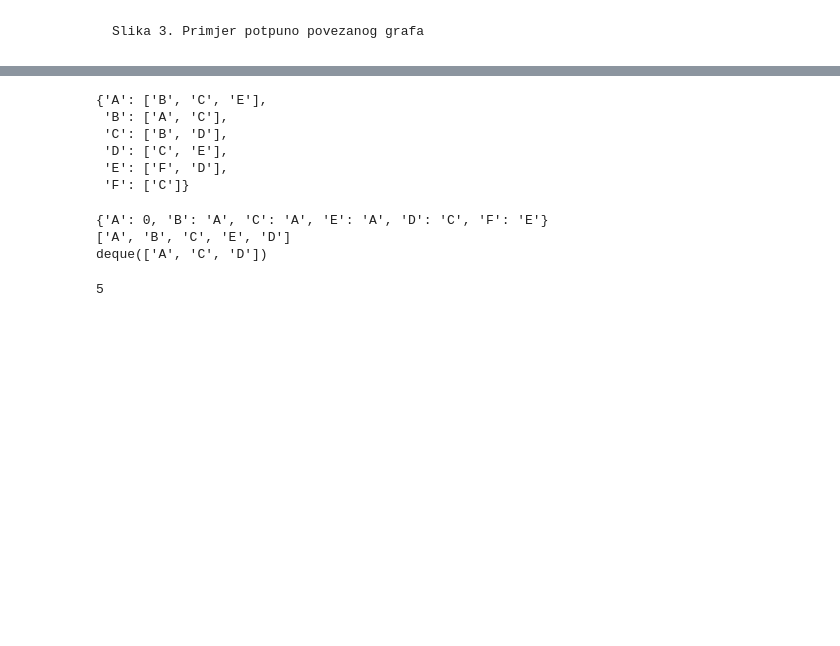
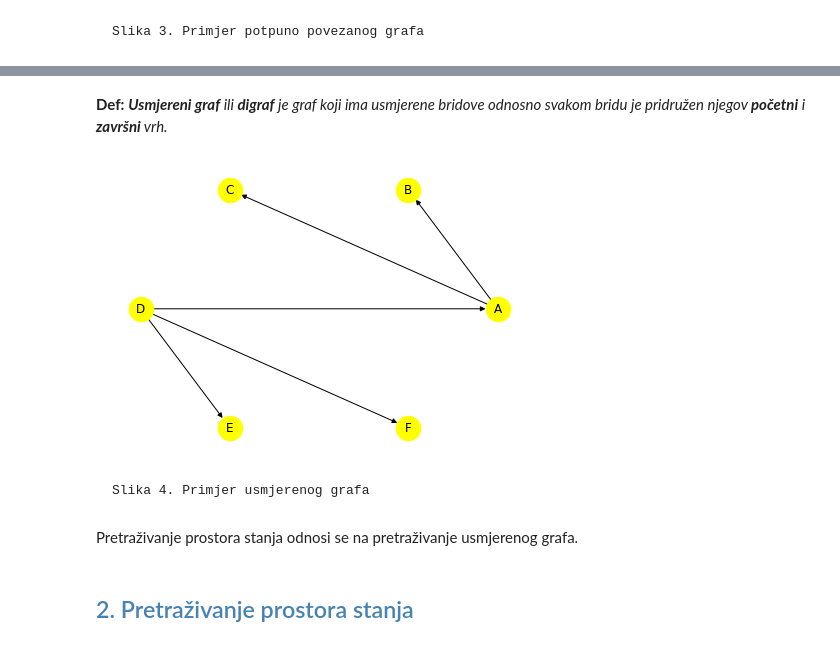
Before and after one commit to lornovak/MS-esej1, a Jupyter notebook: Esej 1..ipynb, the cells around one changed output, grey strips where cells are left out. Drawn from its saved outputs; the diff is of its cells as text; code cells hidden in the pictures; blank space fills up the shorter version.

```diff
--- a/Esej 1..ipynb
+++ b/Esej 1..ipynb
@@ -168,21 +95,18 @@ def BFS(graph,first,last):
-# %%
-for node in graph:
-    graph[node].sort
-graph
-# %% [output]
-{'A': ['B', 'C', 'E'],
- 'B': ['A', 'C'],
- 'C': ['B', 'D'],
- 'D': ['C', 'E'],
- 'E': ['F', 'D'],
- 'F': ['C']}
-# %%
-BFS(graph, 'A','D')
-# %% [output]
-{'A': 0, 'B': 'A', 'C': 'A', 'E': 'A', 'D': 'C', 'F': 'E'}
-['A', 'B', 'C', 'E', 'D']
-deque(['A', 'C', 'D'])
-# %%
-br_bfs
-# %% [output]
-5
+# %% [markdown]
+**Def:** <i>**Usmjereni graf** ili **digraf** je graf koji ima usmjerene bridove odnosno svakom bridu je pridružen njegov **početni** i **završni** vrh.</i>
+# %%
+g3=nx.DiGraph()
+g3.add_edge('A','B')
+g3.add_edge('A','C')
+g3.add_edge('D','A')
+g3.add_edge('D','E')
+g3.add_edge('D','F')
+nx.draw_shell(g3, with_labels=True, node_size=600, node_shape='o', node_color="yellow")
+# %% [output]
+[figure, added]
+# %% [markdown]
+    Slika 4. Primjer usmjerenog grafa
+# %% [markdown]
+Pretraživanje prostora stanja odnosi se na pretraživanje usmjerenog grafa.
+# %% [markdown]
+## <font color='steelblue' size=5px>2. Pretraživanje prostora stanja <a name="pps"></a></font>
```
Also changed, not shown: parts of 60 cells of this notebook.
